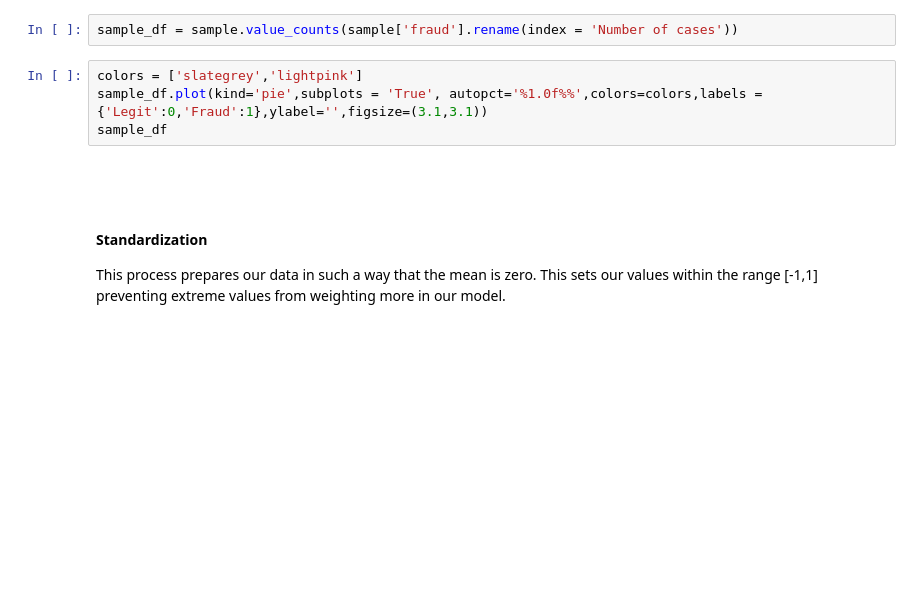
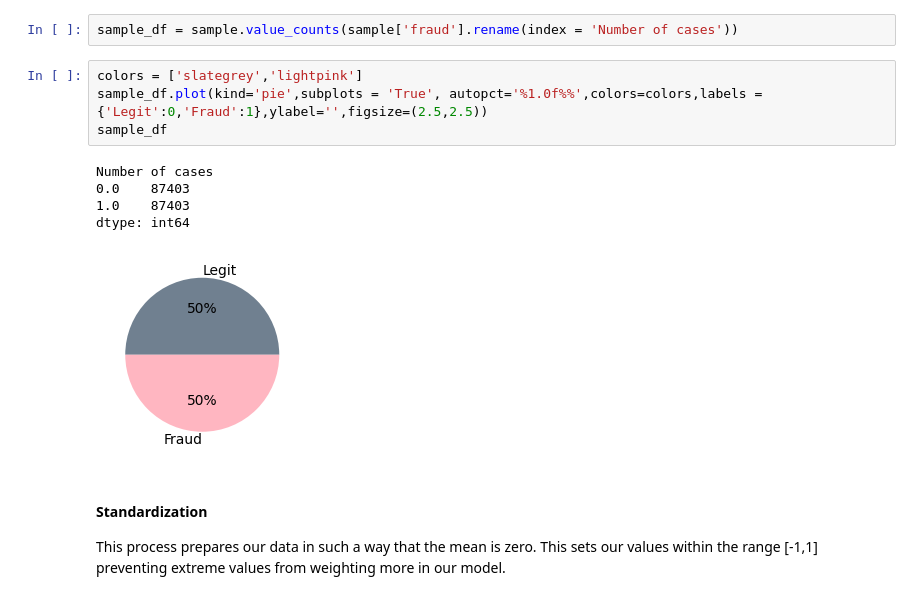
Before and after one commit to DamianTellez/Fraud_Detection, a Jupyter notebook: notebook.ipynb, the cells around one changed output. Cells and saved outputs as stored; diff of their text form; blank space fills up the shorter version.

```diff
--- a/notebook.ipynb
+++ b/notebook.ipynb
@@ -122,10 +120,14 @@ sample = pd.concat( [legit_sample, fraud] , axis = 0) # axis = 0 concatenate row
 sample_df = sample.value_counts(sample['fraud'].rename(index = 'Number of cases'))
 # %%
 colors = ['slategrey','lightpink']
-sample_df.plot(kind='pie',subplots = 'True', autopct='%1.0f%%',colors=colors,labels = {'Legit':0,'Fraud':1},ylabel='',figsize=(3.1,3.1))
+sample_df.plot(kind='pie',subplots = 'True', autopct='%1.0f%%',colors=colors,labels = {'Legit':0,'Fraud':1},ylabel='',figsize=(2.5,2.5))
 sample_df
+# %% [output]
+Number of cases
+0.0    87403
+1.0    87403
+dtype: int64
+[figure, added]
-# %% [markdown]
-#
 # %% [markdown]
 #### Standardization
 
```
Also changed, not shown: parts of 2 cells of this notebook.
